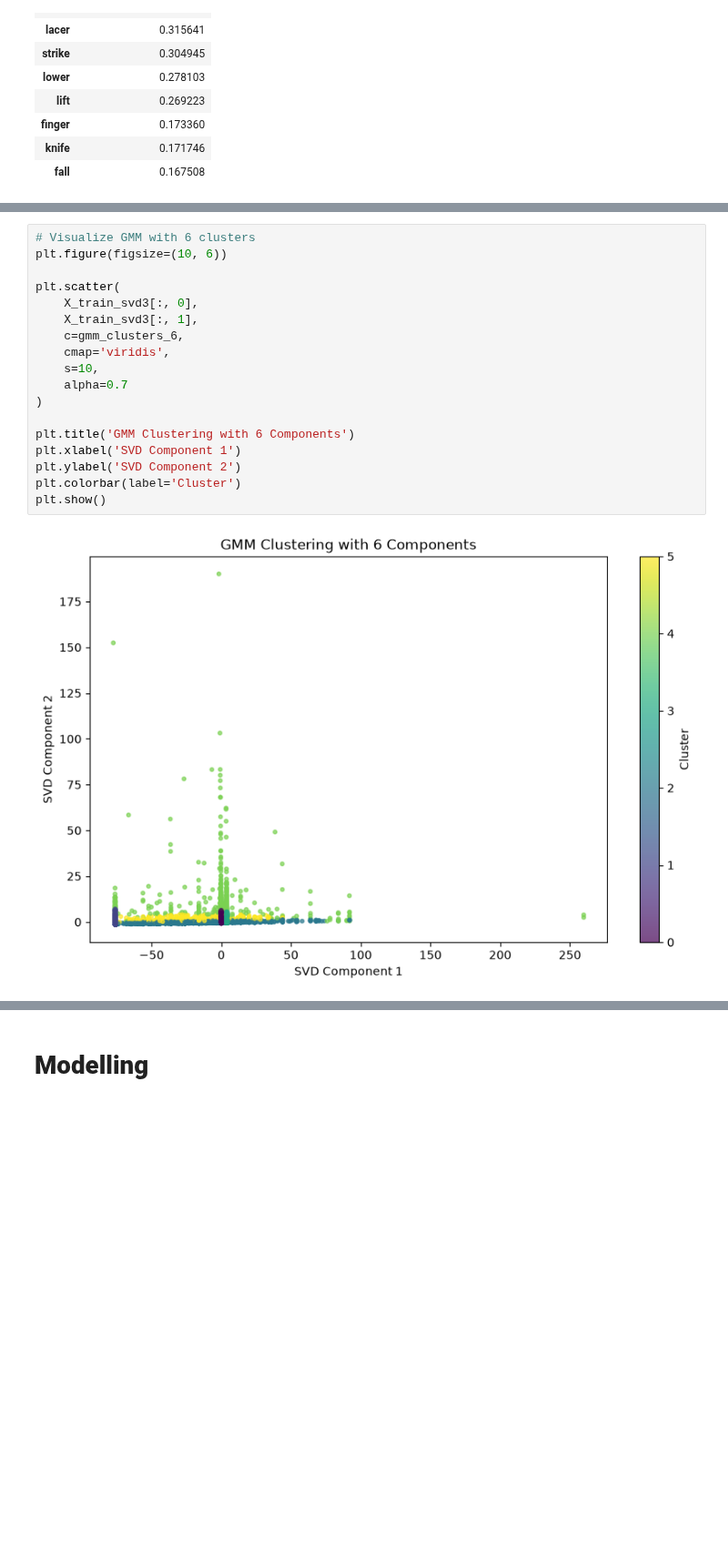
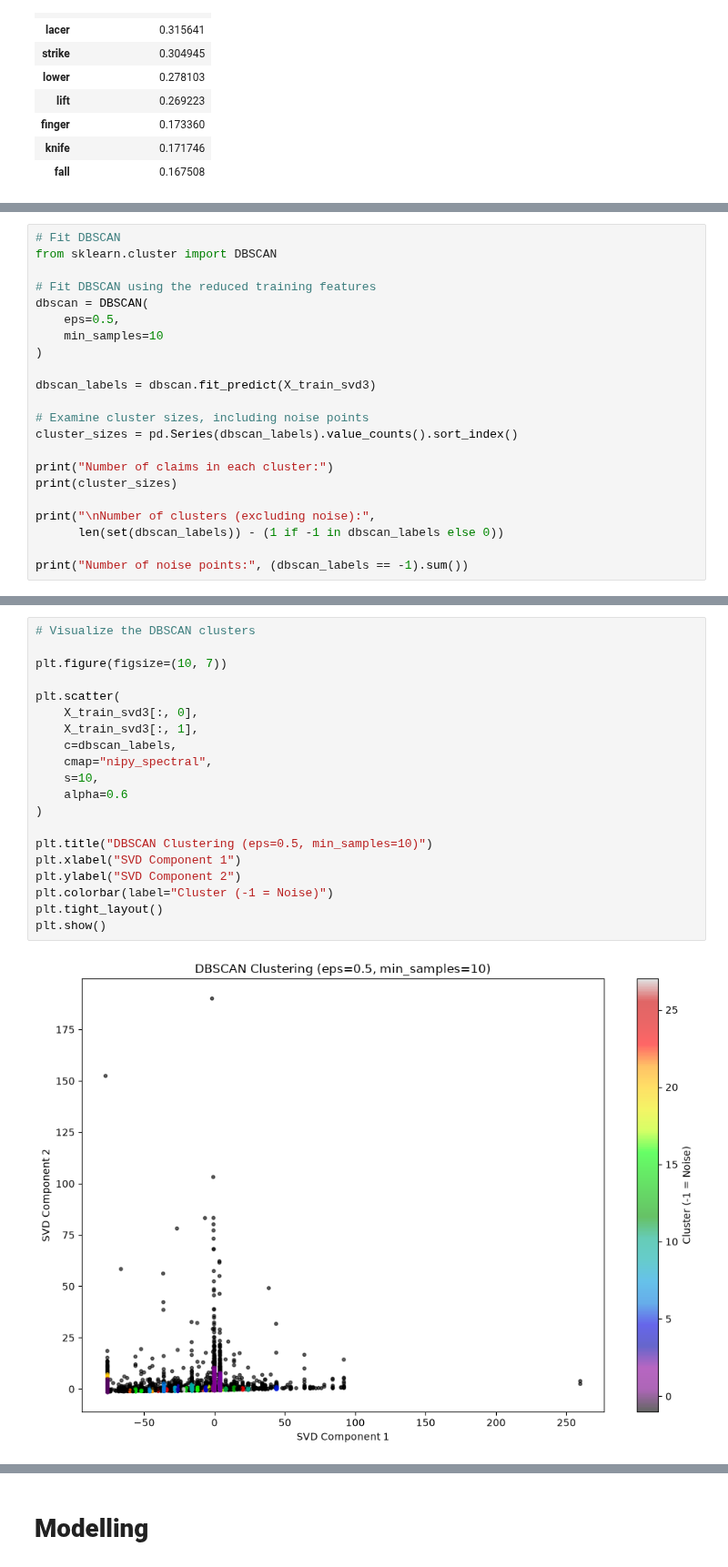
Before and after one commit to PerisN/Final_Capstone_Project, a Jupyter notebook: project.ipynb, the cells around one changed output, grey strips where cells are left out. Shown at 91% size. Saved outputs shown, nothing was run; the diff lists cells and outputs as text; blank space fills up the shorter version.

```diff
--- a/project.ipynb
+++ b/project.ipynb
@@ -3197,0 +3984,22 @@ The uneven distribution suggests that the model has identified groups of differe
+# %%
+# Fit DBSCAN
+from sklearn.cluster import DBSCAN
+
+# Fit DBSCAN using the reduced training features
+dbscan = DBSCAN(
+    eps=0.5,
+    min_samples=10
+)
+
+dbscan_labels = dbscan.fit_predict(X_train_svd3)
+
+# Examine cluster sizes, including noise points
+cluster_sizes = pd.Series(dbscan_labels).value_counts().sort_index()
+
+print("Number of claims in each cluster:")
+print(cluster_sizes)
+
+print("\nNumber of clusters (excluding noise):",
+      len(set(dbscan_labels)) - (1 if -1 in dbscan_labels else 0))
+
+print("Number of noise points:", (dbscan_labels == -1).sum())
@@ -3198,20 +4031,22 @@ The uneven distribution suggests that the model has identified groups of differe
 # %%
-# Visualize GMM with 6 clusters
-plt.figure(figsize=(10, 6))
+# Visualize the DBSCAN clusters
+
+plt.figure(figsize=(10, 7))
 
 plt.scatter(
     X_train_svd3[:, 0],
     X_train_svd3[:, 1],
-    c=gmm_clusters_6,
-    cmap='viridis',
+    c=dbscan_labels,
+    cmap="nipy_spectral",
     s=10,
-    alpha=0.7
+    alpha=0.6
 )
 
-plt.title('GMM Clustering with 6 Components')
-plt.xlabel('SVD Component 1')
-plt.ylabel('SVD Component 2')
-plt.colorbar(label='Cluster')
+plt.title("DBSCAN Clustering (eps=0.5, min_samples=10)")
+plt.xlabel("SVD Component 1")
+plt.ylabel("SVD Component 2")
+plt.colorbar(label="Cluster (-1 = Noise)")
+plt.tight_layout()
 plt.show()
 # %% [output]
-[figure, old version]
+[figure, new version]
```
Also changed, not shown: parts of 347 cells of this notebook, 9 other files.
